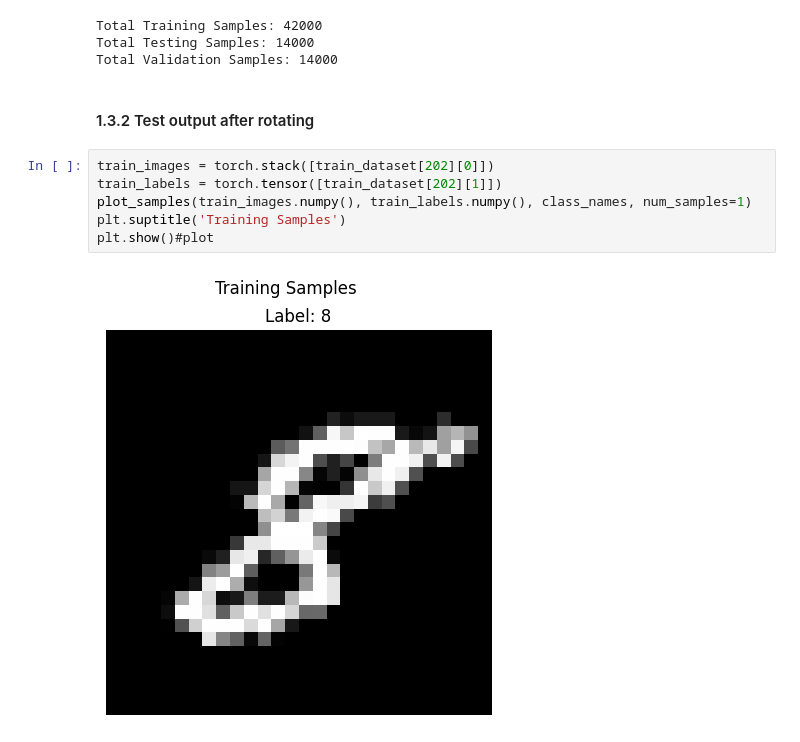
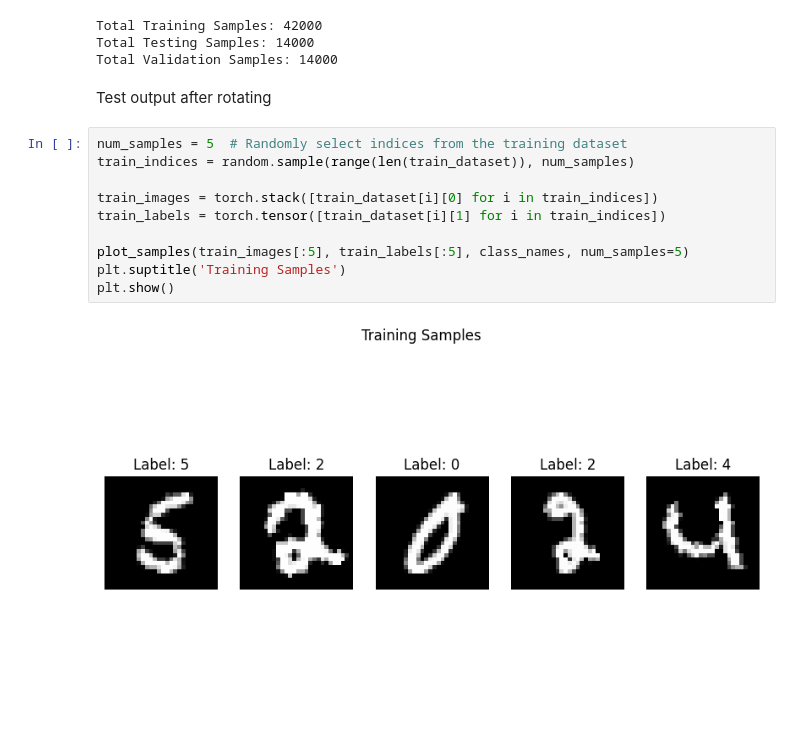
Before and after one commit to Team-Synapse-UoM/Custom-CNN-ImageClassification, a Jupyter notebook: data.ipynb, the cells around one changed output. Saved outputs shown, nothing was run; the diff lists cells and outputs as text; blank space fills up the shorter version.

Commit message:
Changed labels

```diff
--- a/data.ipynb
+++ b/data.ipynb
@@ -338,12 +329,16 @@ Total Training Samples: 42000
 Total Testing Samples: 14000
 Total Validation Samples: 14000
 # %% [markdown]
-#### 1.3.2 Test output after rotating
+Test output after rotating
 # %%
-train_images = torch.stack([train_dataset[202][0]])
-train_labels = torch.tensor([train_dataset[202][1]])
-plot_samples(train_images.numpy(), train_labels.numpy(), class_names, num_samples=1)
+num_samples = 5  # Randomly select indices from the training dataset
+train_indices = random.sample(range(len(train_dataset)), num_samples)
+
+train_images = torch.stack([train_dataset[i][0] for i in train_indices])
+train_labels = torch.tensor([train_dataset[i][1] for i in train_indices])
+
+plot_samples(train_images[:5], train_labels[:5], class_names, num_samples=5)
 plt.suptitle('Training Samples')
-plt.show()#plot
+plt.show()
 # %% [output]
-[figure, old version]
+[figure, new version]
```
Also changed, not shown: parts of 12 cells of this notebook.
